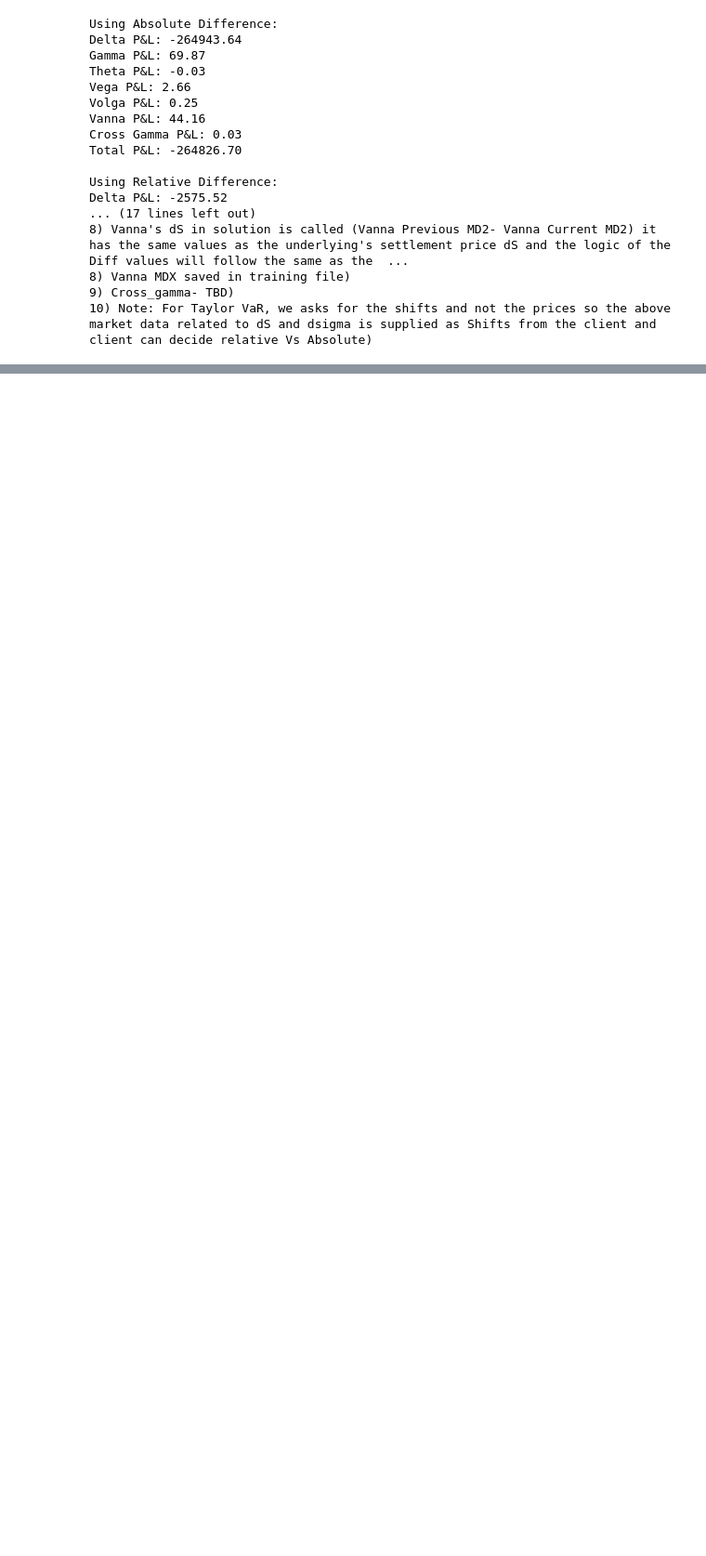
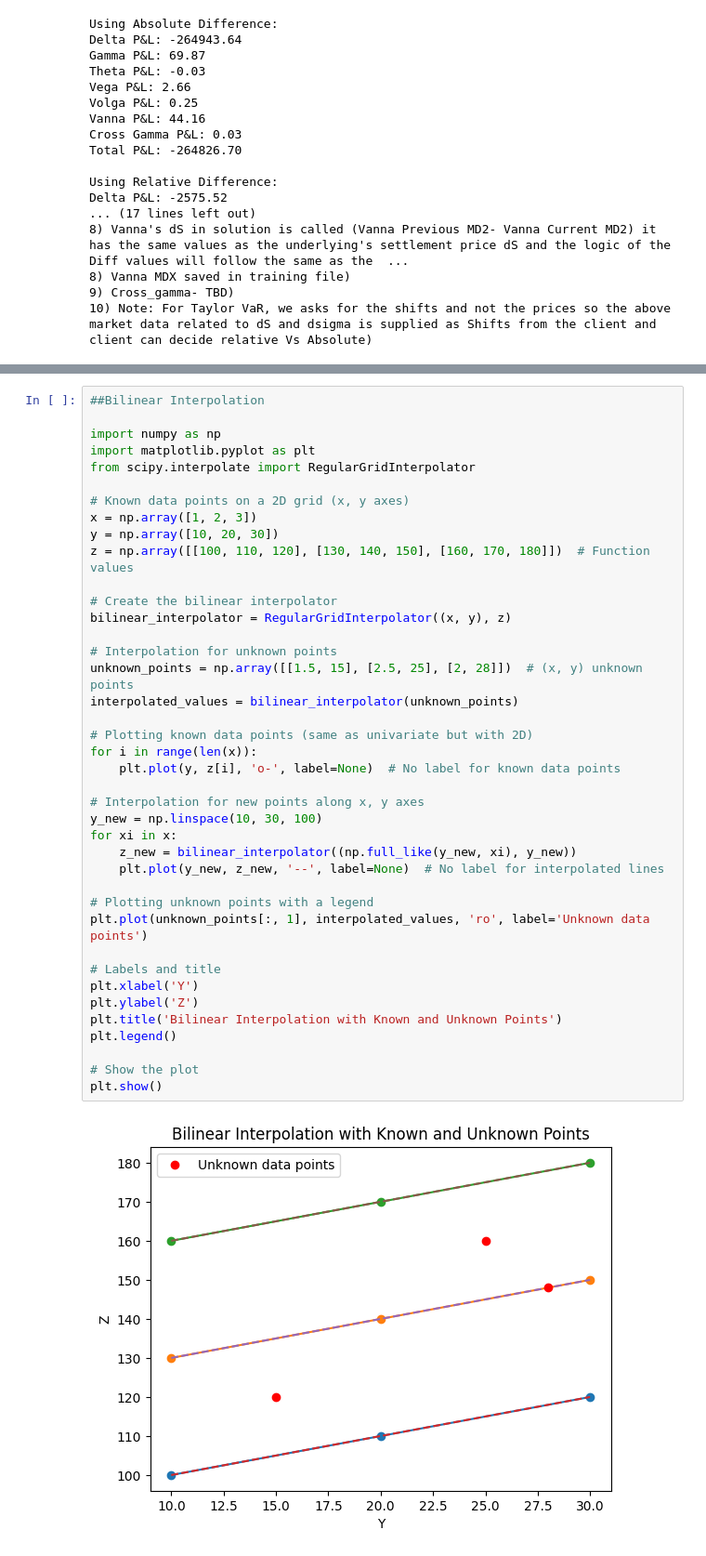
Before and after one commit to BaijuThomasAV/Sandbox, a Jupyter notebook: MR_Solution_sanbox.ipynb, the cells around one changed output, grey strips where cells are left out. Shown at 93% size. Drawn from its saved outputs; the diff is of its cells as text; blank space fills up the shorter version.

```diff
--- a/MR_Solution_sanbox.ipynb
+++ b/MR_Solution_sanbox.ipynb
@@ -240,0 +127,42 @@ Interpolated Volatility: 0.17
+# %%
+##Bilinear Interpolation
+
+import numpy as np
+import matplotlib.pyplot as plt
+from scipy.interpolate import RegularGridInterpolator
+
+# Known data points on a 2D grid (x, y axes)
+x = np.array([1, 2, 3])
+y = np.array([10, 20, 30])
+z = np.array([[100, 110, 120], [130, 140, 150], [160, 170, 180]])  # Function values
+
+# Create the bilinear interpolator
+bilinear_interpolator = RegularGridInterpolator((x, y), z)
+
+# Interpolation for unknown points
+unknown_points = np.array([[1.5, 15], [2.5, 25], [2, 28]])  # (x, y) unknown points
+interpolated_values = bilinear_interpolator(unknown_points)
+
+# Plotting known data points (same as univariate but with 2D)
+for i in range(len(x)):
+    plt.plot(y, z[i], 'o-', label=None)  # No label for known data points
+
+# Interpolation for new points along x, y axes
+y_new = np.linspace(10, 30, 100)
+for xi in x:
+    z_new = bilinear_interpolator((np.full_like(y_new, xi), y_new))
+    plt.plot(y_new, z_new, '--', label=None)  # No label for interpolated lines
+
+# Plotting unknown points with a legend
+plt.plot(unknown_points[:, 1], interpolated_values, 'ro', label='Unknown data points')
+
+# Labels and title
+plt.xlabel('Y')
+plt.ylabel('Z')
+plt.title('Bilinear Interpolation with Known and Unknown Points')
+plt.legend()
+
+# Show the plot
+plt.show()
+# %% [output]
+[figure, added]
```
Also changed, not shown: parts of 11 cells of this notebook.
